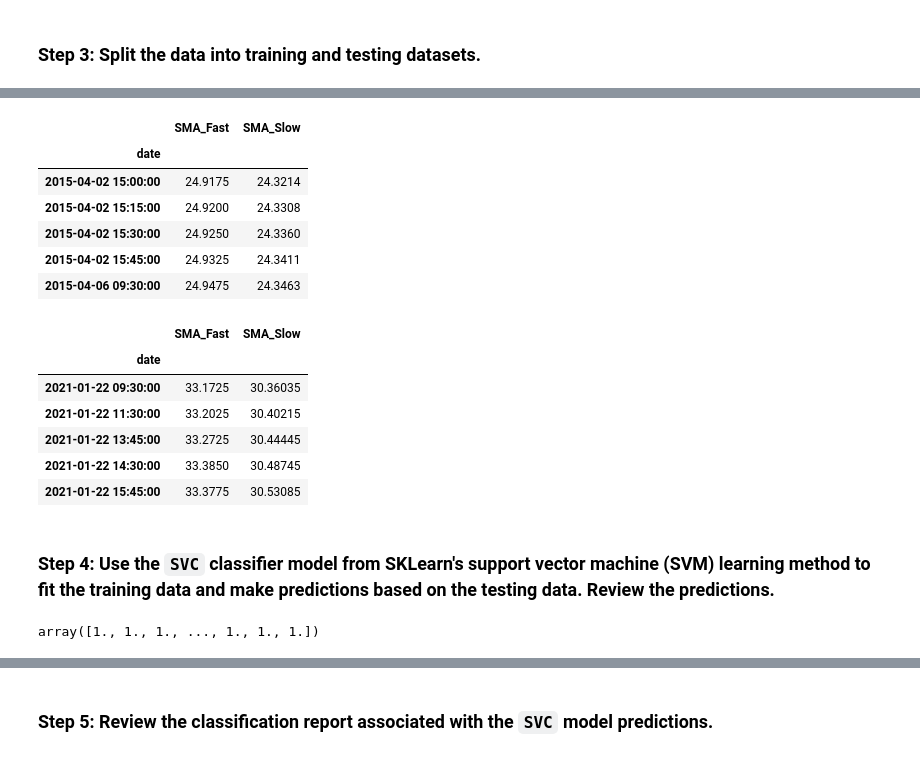
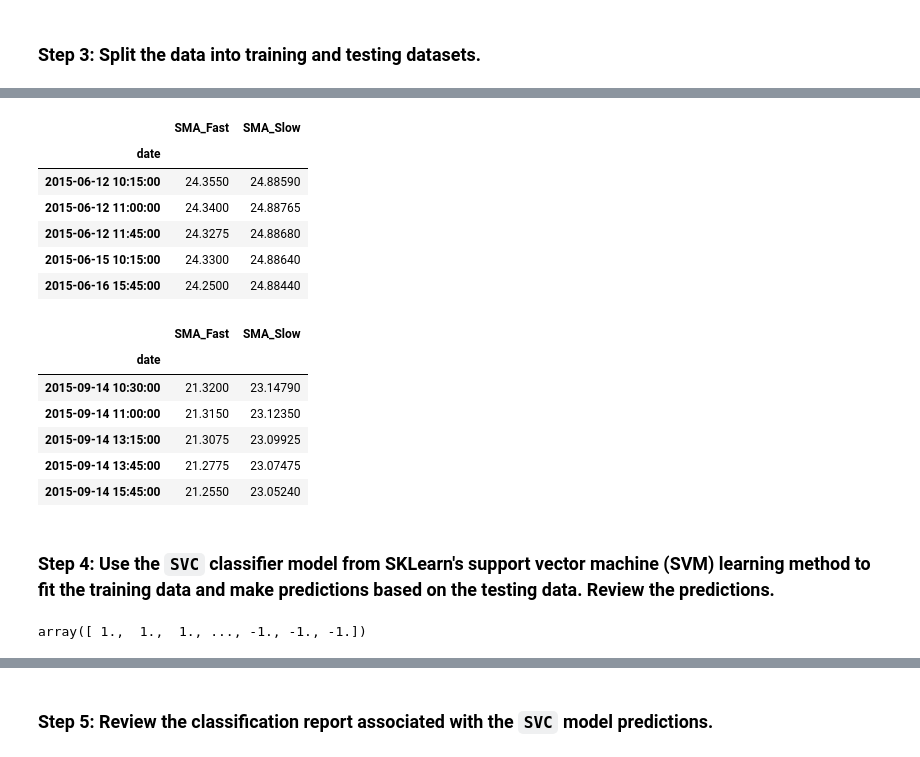
Before and after one commit to Sam-Weiner/Machine_Learning_Trading_Bot, a Jupyter notebook: machine_learning_trading_bot.ipynb, the cells around one changed output, grey strips where cells are left out. Drawn from its saved outputs; the diff is of its cells as text; code cells hidden in the pictures.

```diff
--- a/machine_learning_trading_bot.ipynb
+++ b/machine_learning_trading_bot.ipynb
@@ -140,7 +140,7 @@ display(signals_df.tail())
 # %%
 # Set the short window and long window
 short_window = 4
-long_window = 100
+long_window = 200
 
 # Generate the fast and slow simple moving averages (4 and 100 days, respectively)
 signals_df['SMA_Fast'] = signals_df['close'].rolling(window=short_window).mean()
@@ -280,26 +280,26 @@ X_train.head()
 # %% [output]
 |  | SMA_Fast | SMA_Slow |
 | date |  |  |
-| 2015-04-02 15:00:00 | 24.9175 | 24.3214 |
-| 2015-04-02 15:15:00 | 24.9200 | 24.3308 |
-| 2015-04-02 15:30:00 | 24.9250 | 24.3360 |
-| 2015-04-02 15:45:00 | 24.9325 | 24.3411 |
-| 2015-04-06 09:30:00 | 24.9475 | 24.3463 |
+| 2015-06-12 10:15:00 | 24.3550 | 24.88590 |
+| 2015-06-12 11:00:00 | 24.3400 | 24.88765 |
+| 2015-06-12 11:45:00 | 24.3275 | 24.88680 |
+| 2015-06-15 10:15:00 | 24.3300 | 24.88640 |
+| 2015-06-16 15:45:00 | 24.2500 | 24.88440 |
 # %%
 # Generate the X_test and y_test DataFrames
 X_test = X.loc[training_end+DateOffset(hours=1):]
 y_test = y.loc[training_end+DateOffset(hours=1):]
 
 # Review the X_test DataFrame
-X_test.tail()
+X_test.head()
 # %% [output]
 |  | SMA_Fast | SMA_Slow |
 | date |  |  |
-| 2021-01-22 09:30:00 | 33.1725 | 30.36035 |
-| 2021-01-22 11:30:00 | 33.2025 | 30.40215 |
-| 2021-01-22 13:45:00 | 33.2725 | 30.44445 |
-| 2021-01-22 14:30:00 | 33.3850 | 30.48745 |
-| 2021-01-22 15:45:00 | 33.3775 | 30.53085 |
+| 2015-09-14 10:30:00 | 21.3200 | 23.14790 |
+| 2015-09-14 11:00:00 | 21.3150 | 23.12350 |
+| 2015-09-14 13:15:00 | 21.3075 | 23.09925 |
+| 2015-09-14 13:45:00 | 21.2775 | 23.07475 |
+| 2015-09-14 15:45:00 | 21.2550 | 23.05240 |
 # %%
 # Scale the features DataFrames
 
@@ -327,4 +327,4 @@ svm_pred = svm_model.predict(X_test_scaled)
 # Review the model's predicted values
 svm_pred
 # %% [output]
-array([1., 1., 1., ..., 1., 1., 1.])
+array([ 1.,  1.,  1., ..., -1., -1., -1.])
```
Also changed, not shown: parts of 22 cells of this notebook, 3 other files.
